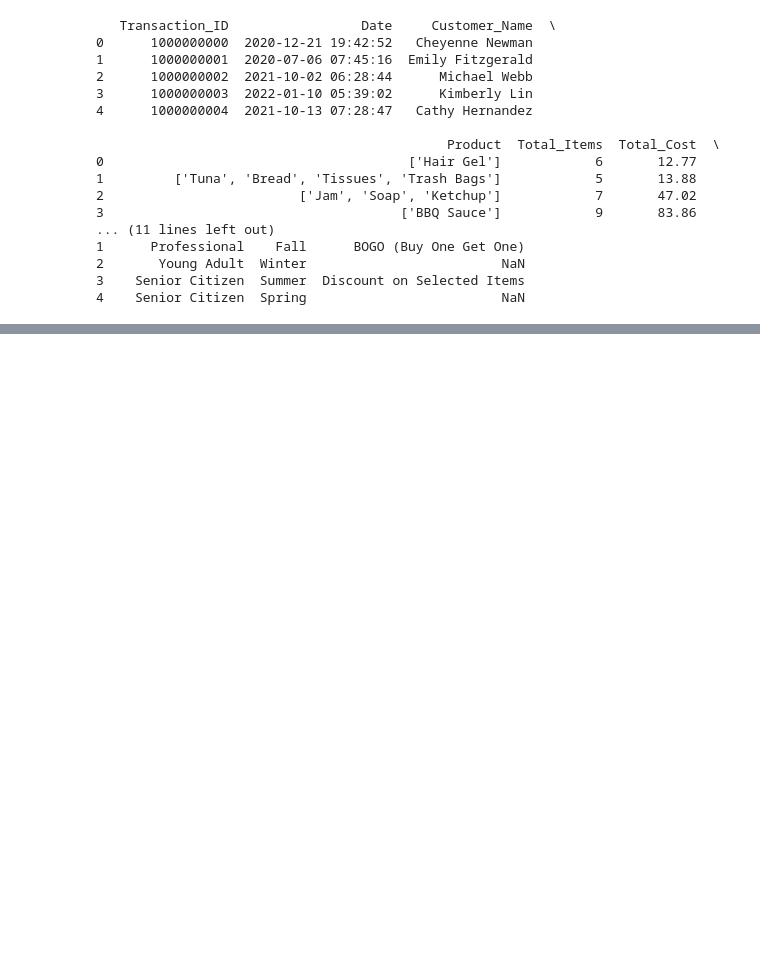
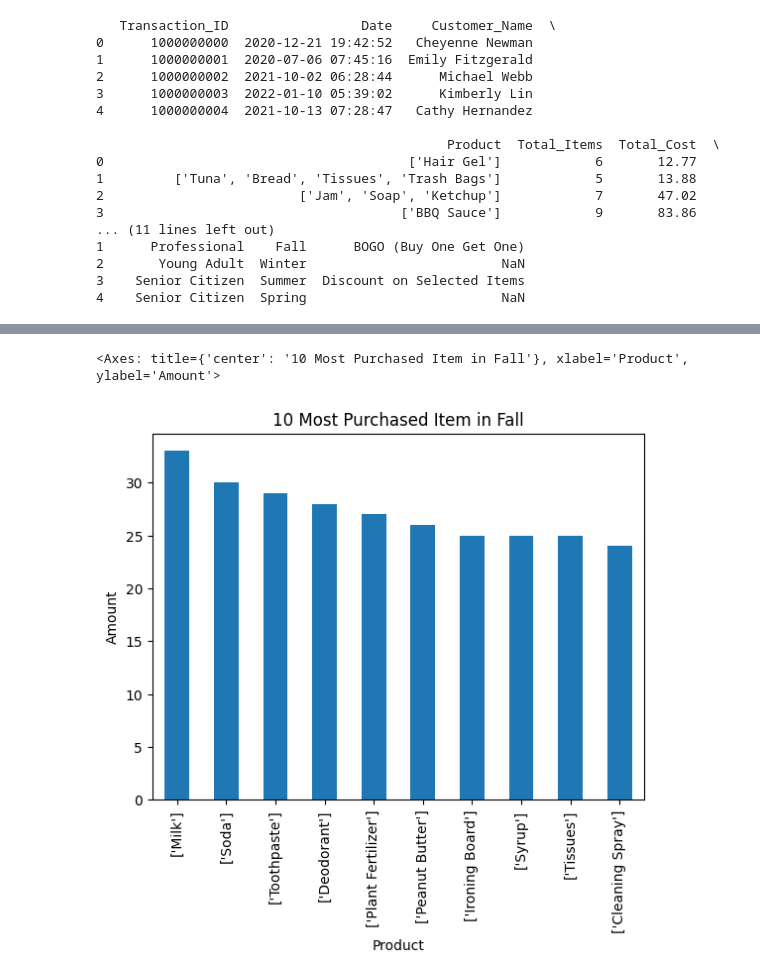
Before and after one commit to d4n4ng2k6/Retail-Transaction, a Jupyter notebook: Analytics.ipynb, the cells around one changed output, grey strips where cells are left out. Drawn from its saved outputs; the diff is of its cells as text; code cells hidden in the pictures; blank space fills up the shorter version.

```diff
--- a/Analytics.ipynb
+++ b/Analytics.ipynb
@@ -50,0 +79,11 @@ print(df.head())
+# %%
+Most_Fall = df_item_perseason.get_group("Fall").explode().value_counts().head(10)
+Most_Fall.plot(
+    kind="bar",
+    xlabel= "Product",
+    ylabel="Amount",
+    title="10 Most Purchased Item in Fall"
+)
+# %% [output]
+<Axes: title={'center': '10 Most Purchased Item in Fall'}, xlabel='Product', ylabel='Amount'>
+[figure, added]
```
Also changed, not shown: parts of 6 cells of this notebook.
